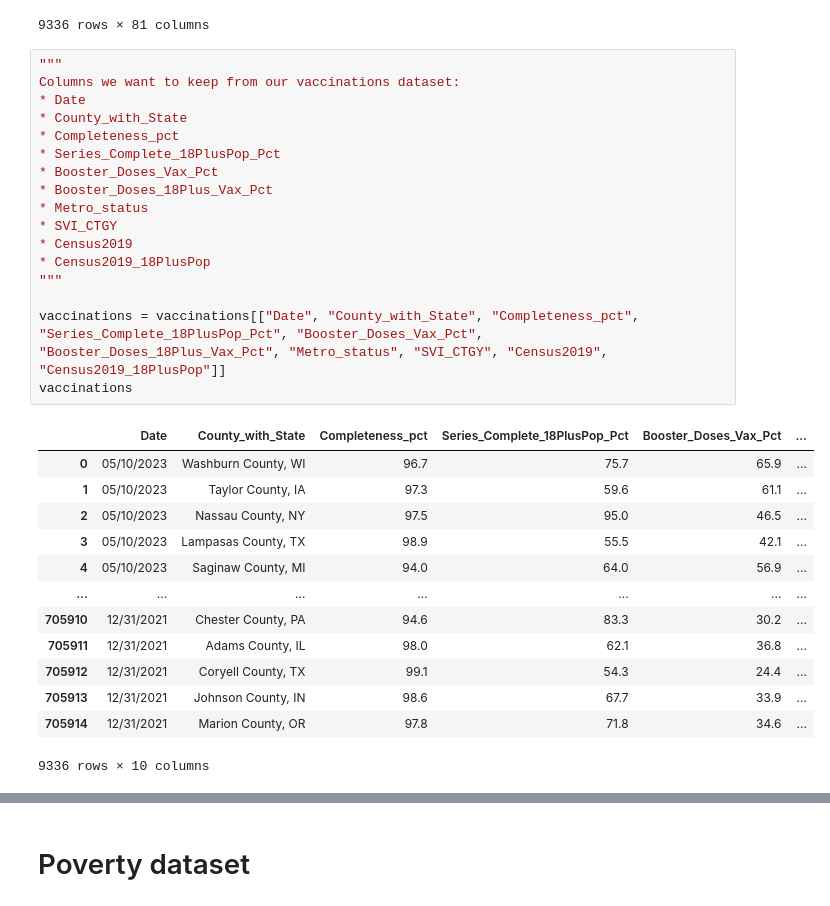
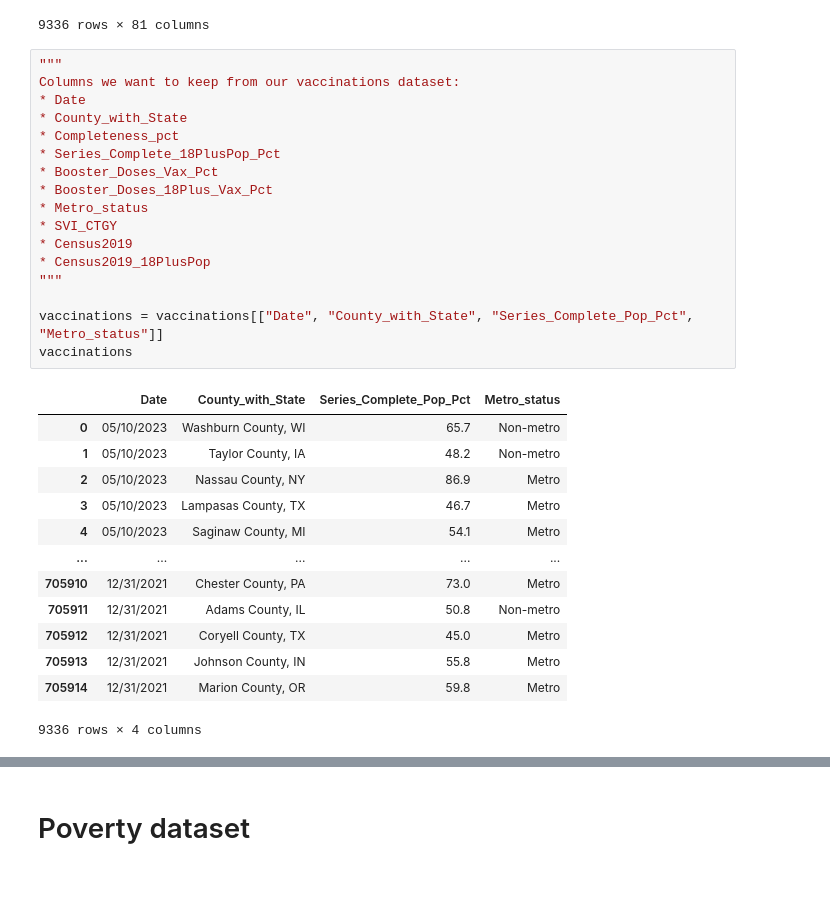
Before and after one commit to natehiatt/covid_vax_project, a Jupyter notebook: notebooks/nate_scratch.ipynb, the cells around one changed output, grey strips where cells are left out. Saved outputs shown, nothing was run; the diff lists cells and outputs as text.

```diff
--- a/notebooks/nate_scratch.ipynb
+++ b/notebooks/nate_scratch.ipynb
@@ -400,34 +420,34 @@ vaccinations
 # %%
 """
 Columns we want to keep from our vaccinations dataset:
 * Date
 * County_with_State
 * Completeness_pct
 * Series_Complete_18PlusPop_Pct
 * Booster_Doses_Vax_Pct
 * Booster_Doses_18Plus_Vax_Pct
 * Metro_status
 * SVI_CTGY
 * Census2019
 * Census2019_18PlusPop
 """
 
-vaccinations = vaccinations[["Date", "County_with_State", "Completeness_pct", "Series_Complete_18PlusPop_Pct", "Booster_Doses_Vax_Pct", "Booster_Doses_18Plus_Vax_Pct", "Metro_status", "SVI_CTGY", "Census2019", "Census2019_18PlusPop"]]
+vaccinations = vaccinations[["Date", "County_with_State", "Series_Complete_Pop_Pct", "Metro_status"]]
 vaccinations
 # %% [output]
-|  | Date | County_with_State | Completeness_pct | Series_Complete_18PlusPop_Pct | Booster_Doses_Vax_Pct | ... |
-| 0 | 05/10/2023 | Washburn County, WI | 96.7 | 75.7 | 65.9 | ... |
-| 1 | 05/10/2023 | Taylor County, IA | 97.3 | 59.6 | 61.1 | ... |
-| 2 | 05/10/2023 | Nassau County, NY | 97.5 | 95.0 | 46.5 | ... |
-| 3 | 05/10/2023 | Lampasas County, TX | 98.9 | 55.5 | 42.1 | ... |
-| 4 | 05/10/2023 | Saginaw County, MI | 94.0 | 64.0 | 56.9 | ... |
-| ... | ... | ... | ... | ... | ... | ... |
-| 705910 | 12/31/2021 | Chester County, PA | 94.6 | 83.3 | 30.2 | ... |
-| 705911 | 12/31/2021 | Adams County, IL | 98.0 | 62.1 | 36.8 | ... |
-| 705912 | 12/31/2021 | Coryell County, TX | 99.1 | 54.3 | 24.4 | ... |
-| 705913 | 12/31/2021 | Johnson County, IN | 98.6 | 67.7 | 33.9 | ... |
-| 705914 | 12/31/2021 | Marion County, OR | 97.8 | 71.8 | 34.6 | ... |
+|  | Date | County_with_State | Series_Complete_Pop_Pct | Metro_status |
+| 0 | 05/10/2023 | Washburn County, WI | 65.7 | Non-metro |
+| 1 | 05/10/2023 | Taylor County, IA | 48.2 | Non-metro |
+| 2 | 05/10/2023 | Nassau County, NY | 86.9 | Metro |
+| 3 | 05/10/2023 | Lampasas County, TX | 46.7 | Metro |
+| 4 | 05/10/2023 | Saginaw County, MI | 54.1 | Metro |
+| ... | ... | ... | ... | ... |
+| 705910 | 12/31/2021 | Chester County, PA | 73.0 | Metro |
+| 705911 | 12/31/2021 | Adams County, IL | 50.8 | Non-metro |
+| 705912 | 12/31/2021 | Coryell County, TX | 45.0 | Metro |
+| 705913 | 12/31/2021 | Johnson County, IN | 55.8 | Metro |
+| 705914 | 12/31/2021 | Marion County, OR | 59.8 | Metro |
-9336 rows × 10 columns
+9336 rows × 4 columns
 # %%
 # Making the combined df
 
```
Also changed, not shown: parts of 18 cells of this notebook.
